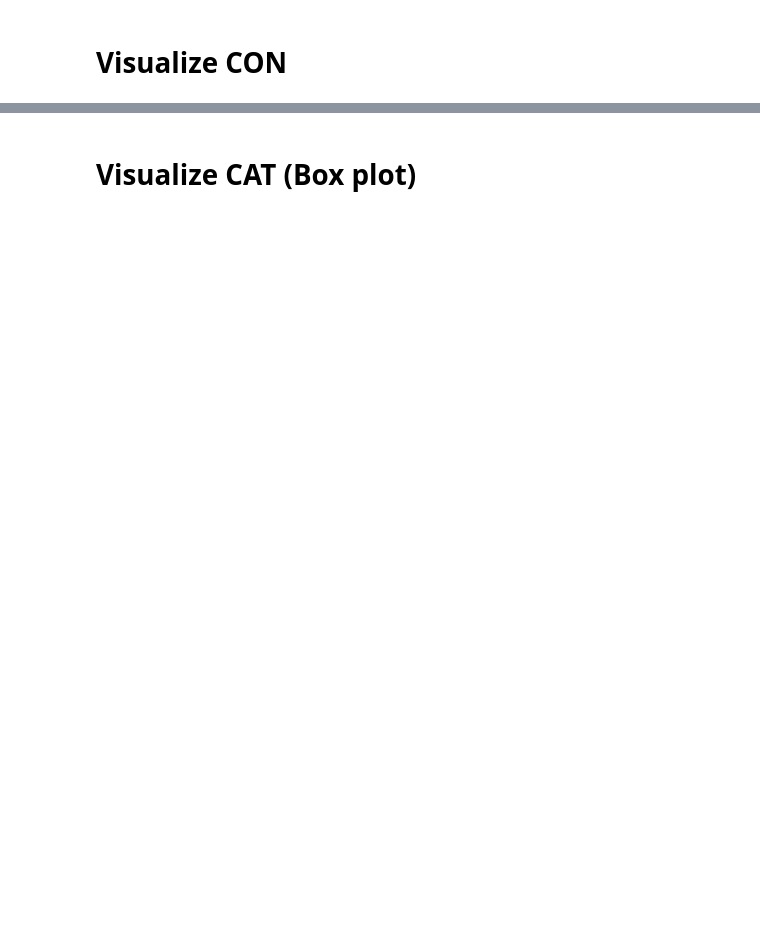
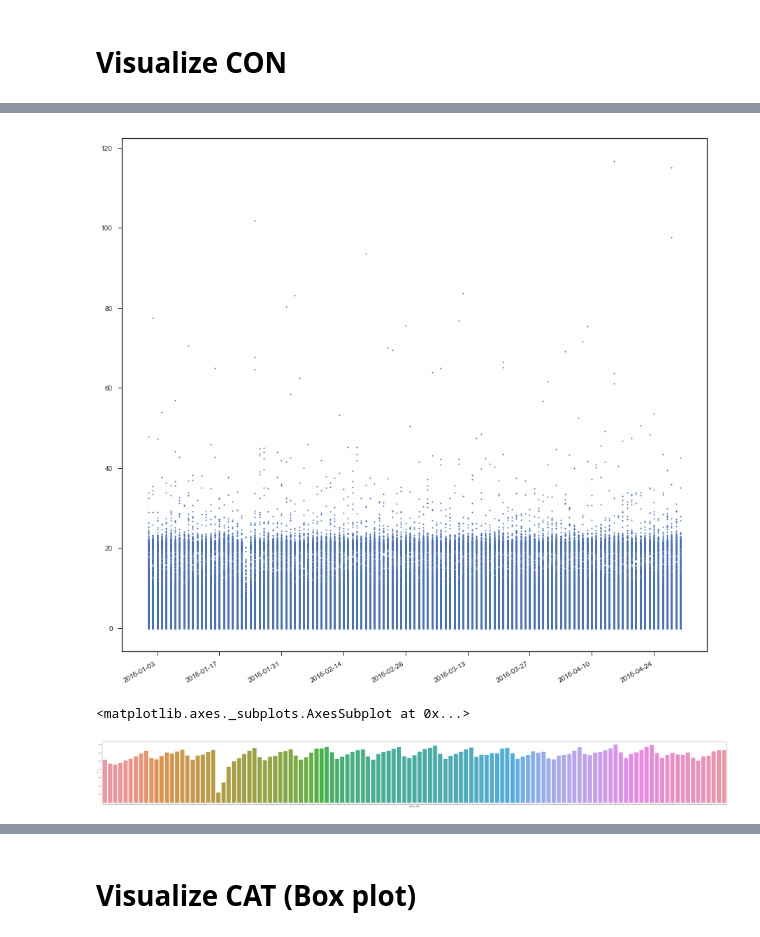
Before and after one commit to Soon2003/reg_pjt, a Jupyter notebook: Main.ipynb, the cells around one changed output, grey strips where cells are left out. Drawn from its saved outputs; the diff is of its cells as text; code cells hidden in the pictures; blank space fills up the shorter version.

```diff
--- a/Main.ipynb
+++ b/Main.ipynb
@@ -127,0 +170,12 @@ dfX_con.describe()
+# %%
+#날짜별 거리
+
+fig, ax = plt.subplots(figsize=(15,15))
+#ax.plot_date(dfX['pickup_date'], dfY['trip_duration'], linestyle='--')
+screen = (dfY['trip_duration']<10000) & (dfX['distance'] != 0) & (dfX['distance']/dfY['trip_duration']*3600 < 200)
+#ax.plot_date(dfX['pickup_date'][screen], dfX['distance'][screen], linestyle='--')
+ax.plot_date(dfX['pickup_date'][screen], dfX['distance'][screen], ms=2)
+
+fig.autofmt_xdate()
+# %% [output]
+[figure, added]
@@ -127,0 +195,8 @@ dfX_con.describe()
+# %%
+#날짜별 빈도
+plt.figure(figsize=(100,10))
+plt.xlabel('pickup_date', fontsize='xx-large')
+sns.countplot(dfX['pickup_date'][::-1].dt.strftime('%m-%d %a'))
+# %% [output]
+<matplotlib.axes._subplots.AxesSubplot at 0x...>
+[figure, added]
```
Also changed, not shown: parts of 26 cells of this notebook, 7 other files.
